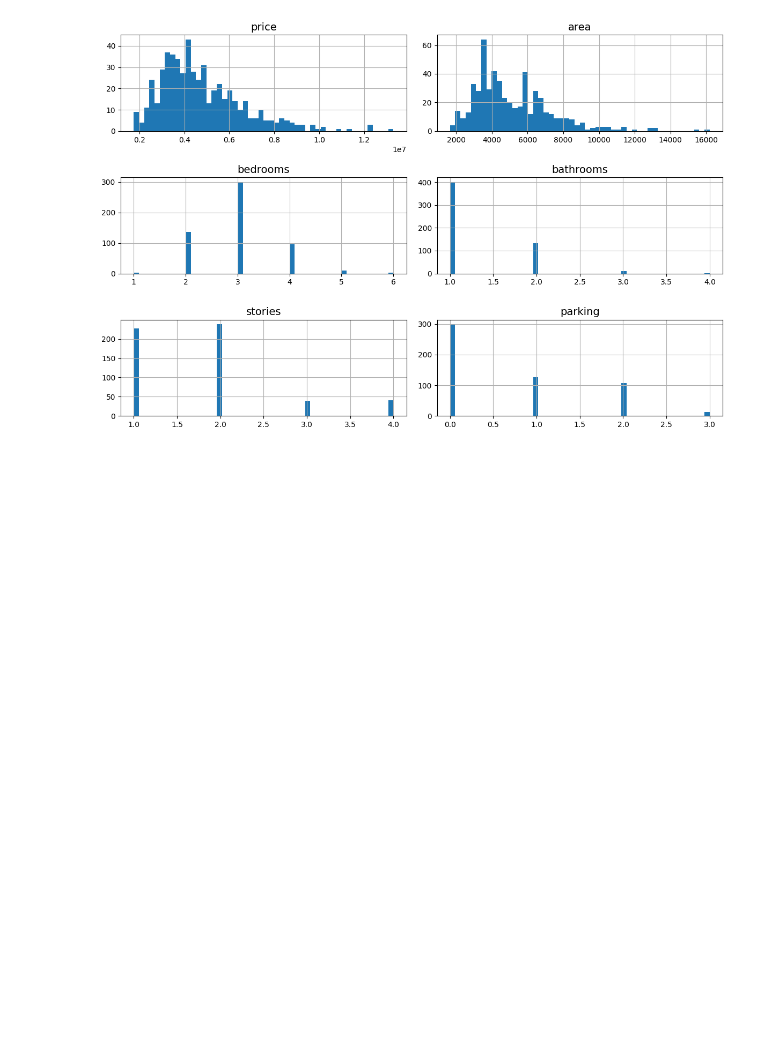
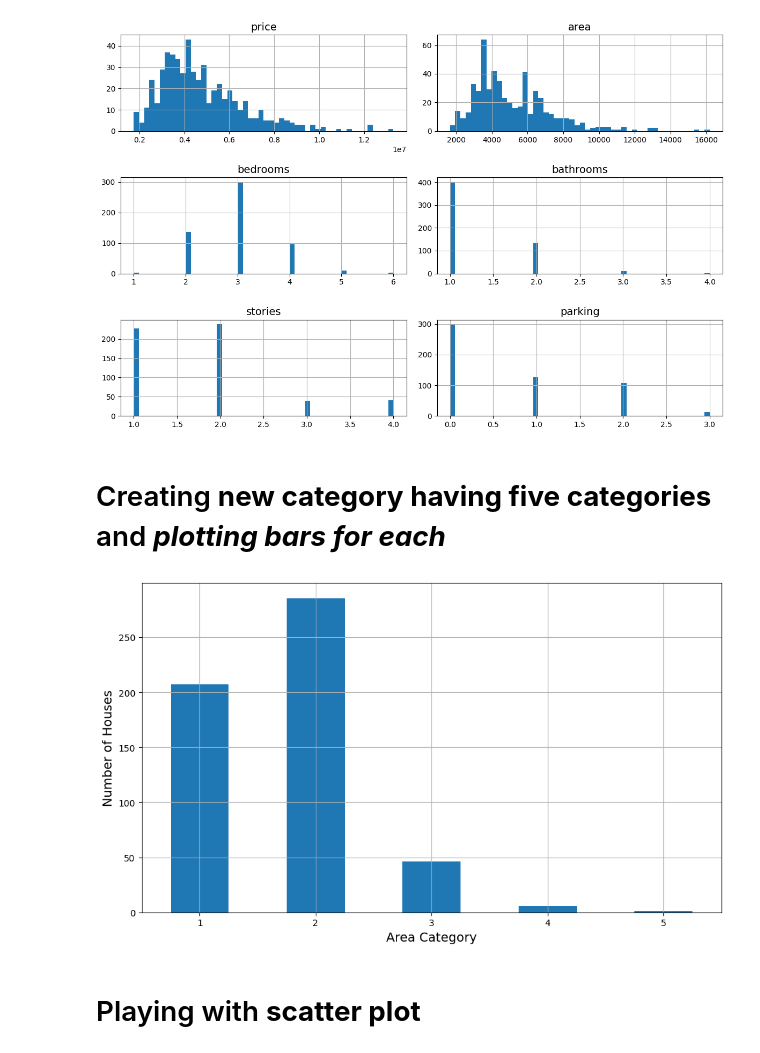
Before and after one commit to AshishRaj04/Matplotlib-Hacks, a Jupyter notebook: matplotlib.ipynb, the cells around one changed output. Drawn from its saved outputs; the diff is of its cells as text; code cells hidden in the pictures; blank space fills up the shorter version.

```diff
--- a/matplotlib.ipynb
+++ b/matplotlib.ipynb
@@ -133,3 +133,20 @@ save_fig("attribute_histogram_plots") # for saving the plots
 plt.show()
 # %% [output]
 [figure]
+# %% [markdown]
+# Creating **new category having five categories** and ***plotting bars for each***
+# %%
+data["area_category"] = pd.cut(data["area"] ,
+                               bins = [0 , 4000 , 8000 , 12000 , 16000 , 20000] ,
+                               labels = [1 , 2 , 3 , 4 , 5],
+                               )
+# %%
+data["area_category"].value_counts().sort_index().plot.bar(rot=0, figsize=(10,6),grid=True)
+plt.xlabel("Area Category")
+plt.ylabel("Number of Houses")
+#save_fig("area_category_bar_plot")
+plt.show()
+# %% [output]
+[figure, added]
+# %% [markdown]
+# Playing with **scatter plot**
```
Also changed, not shown: parts of 3 cells of this notebook.
